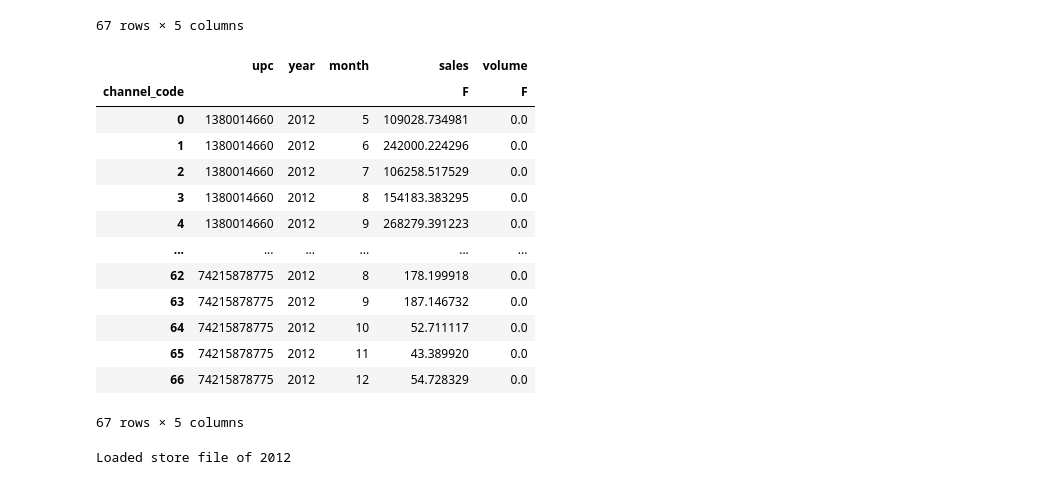
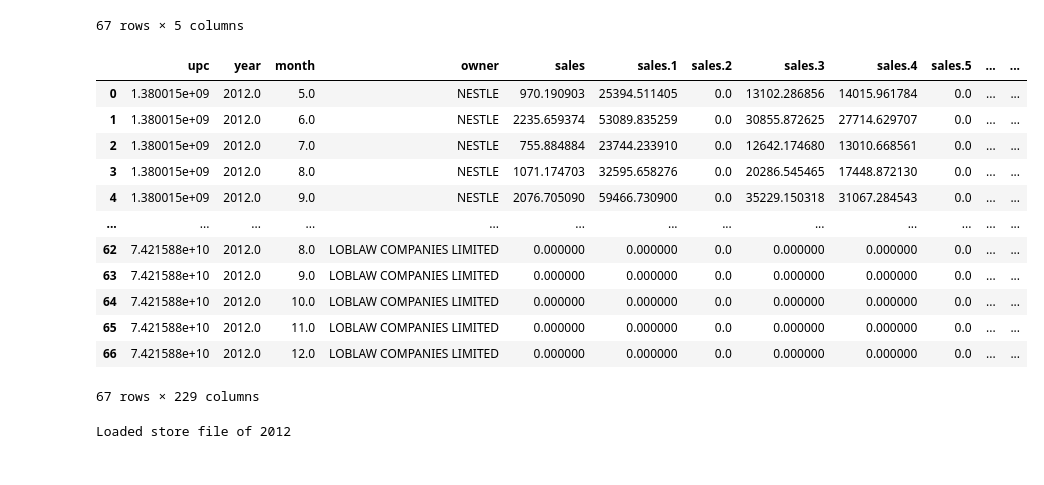
Before and after one commit to zziyue83/Mergers, a Jupyter notebook: Main/MarinaMurphy/store_aggregation.ipynb, the cells around one changed output. Drawn from its saved outputs; the diff is of its cells as text; code cells hidden in the pictures.

Commit message:
stores

```diff
--- a/Main/MarinaMurphy/store_aggregation.ipynb
+++ b/Main/MarinaMurphy/store_aggregation.ipynb
@@ -385,26 +385,3 @@ Loaded store file of 2012
 | 65 | 74215878775 | 2012 | 11 | 43.389920 | 0.0 |
 | 66 | 74215878775 | 2012 | 12 | 54.728329 | 0.0 |
 67 rows × 5 columns
-# %%
-code = '2641303020_8'
-
-pivoted = pd.read_csv('m_' + code + '/pivoted_data.csv')
-pivoted
-area_month_upc
-
-pd.merge(pivoted, area_month_upc, how = "right", on = ['upc', 'year', 'month'])
-# %% [output]
-|  | upc | year | month | sales | volume |
-| channel_code |  |  |  | F | F |
-| 0 | 1380014660 | 2012 | 5 | 109028.734981 | 0.0 |
-| 1 | 1380014660 | 2012 | 6 | 242000.224296 | 0.0 |
-| 2 | 1380014660 | 2012 | 7 | 106258.517529 | 0.0 |
-| 3 | 1380014660 | 2012 | 8 | 154183.383295 | 0.0 |
-| 4 | 1380014660 | 2012 | 9 | 268279.391223 | 0.0 |
-| ... | ... | ... | ... | ... | ... |
-| 62 | 74215878775 | 2012 | 8 | 178.199918 | 0.0 |
-| 63 | 74215878775 | 2012 | 9 | 187.146732 | 0.0 |
-| 64 | 74215878775 | 2012 | 10 | 52.711117 | 0.0 |
-| 65 | 74215878775 | 2012 | 11 | 43.389920 | 0.0 |
-| 66 | 74215878775 | 2012 | 12 | 54.728329 | 0.0 |
-67 rows × 5 columns
@@ -415,14 +388,23 @@ pd.merge(pivoted, area_month_upc, how = "right", on = ['upc', 'year', 'month'])
-# %%
-stores = load_store_table('2012')
-stores.to_csv('stores_check.csv')
-
-stores = stores.sort_values(by = ['store_code_uc'])
-
-stores_dict = stores[['year','parent_code', 'retailer_code', 'channel_code', 'dma_code']].to_dict()
-
-#stores.columns()
-#stores['store']
-
-#stores_dict['channel_code']
-# %% [output]
-Loaded store file of 2012
+# %%
+code = '2641303020_8'
+
+pivoted = pd.read_csv('m_' + code + '/pivoted_data.csv')
+pivoted
+area_month_upc
+
+final_table = pd.merge(pivoted, area_month_upc, how = "right", on = ['upc', 'year', 'month'])
+final_table.to_csv('final_table_try1.csv')
+# %% [output]
+|  | upc | year | month | owner | sales | sales.1 | sales.2 | sales.3 | sales.4 | sales.5 | ... | ... |
+| 0 | 1.380015e+09 | 2012.0 | 5.0 | NESTLE | 970.190903 | 25394.511405 | 0.0 | 13102.286856 | 14015.961784 | 0.0 | ... | ... |
+| 1 | 1.380015e+09 | 2012.0 | 6.0 | NESTLE | 2235.659374 | 53089.835259 | 0.0 | 30855.872625 | 27714.629707 | 0.0 | ... | ... |
+| 2 | 1.380015e+09 | 2012.0 | 7.0 | NESTLE | 755.884884 | 23744.233910 | 0.0 | 12642.174680 | 13010.668561 | 0.0 | ... | ... |
+| 3 | 1.380015e+09 | 2012.0 | 8.0 | NESTLE | 1071.174703 | 32595.658276 | 0.0 | 20286.545465 | 17448.872130 | 0.0 | ... | ... |
+| 4 | 1.380015e+09 | 2012.0 | 9.0 | NESTLE | 2076.705090 | 59466.730900 | 0.0 | 35229.150318 | 31067.284543 | 0.0 | ... | ... |
+| ... | ... | ... | ... | ... | ... | ... | ... | ... | ... | ... | ... | ... |
+| 62 | 7.421588e+10 | 2012.0 | 8.0 | LOBLAW COMPANIES LIMITED | 0.000000 | 0.000000 | 0.0 | 0.000000 | 0.000000 | 0.0 | ... | ... |
+| 63 | 7.421588e+10 | 2012.0 | 9.0 | LOBLAW COMPANIES LIMITED | 0.000000 | 0.000000 | 0.0 | 0.000000 | 0.000000 | 0.0 | ... | ... |
+| 64 | 7.421588e+10 | 2012.0 | 10.0 | LOBLAW COMPANIES LIMITED | 0.000000 | 0.000000 | 0.0 | 0.000000 | 0.000000 | 0.0 | ... | ... |
+| 65 | 7.421588e+10 | 2012.0 | 11.0 | LOBLAW COMPANIES LIMITED | 0.000000 | 0.000000 | 0.0 | 0.000000 | 0.000000 | 0.0 | ... | ... |
+| 66 | 7.421588e+10 | 2012.0 | 12.0 | LOBLAW COMPANIES LIMITED | 0.000000 | 0.000000 | 0.0 | 0.000000 | 0.000000 | 0.0 | ... | ... |
+67 rows × 229 columns
@@ -428,0 +415,14 @@ Loaded store file of 2012
+# %%
+stores = load_store_table('2012')
+stores.to_csv('stores_check.csv')
+
+stores = stores.sort_values(by = ['store_code_uc'])
+
+stores_dict = stores[['year','parent_code', 'retailer_code', 'channel_code', 'dma_code']].to_dict()
+
+#stores.columns()
+#stores['store']
+
+#stores_dict['channel_code']
+# %% [output]
+Loaded store file of 2012
```
Also changed, not shown: parts of 2 cells of this notebook, 1 other file.
